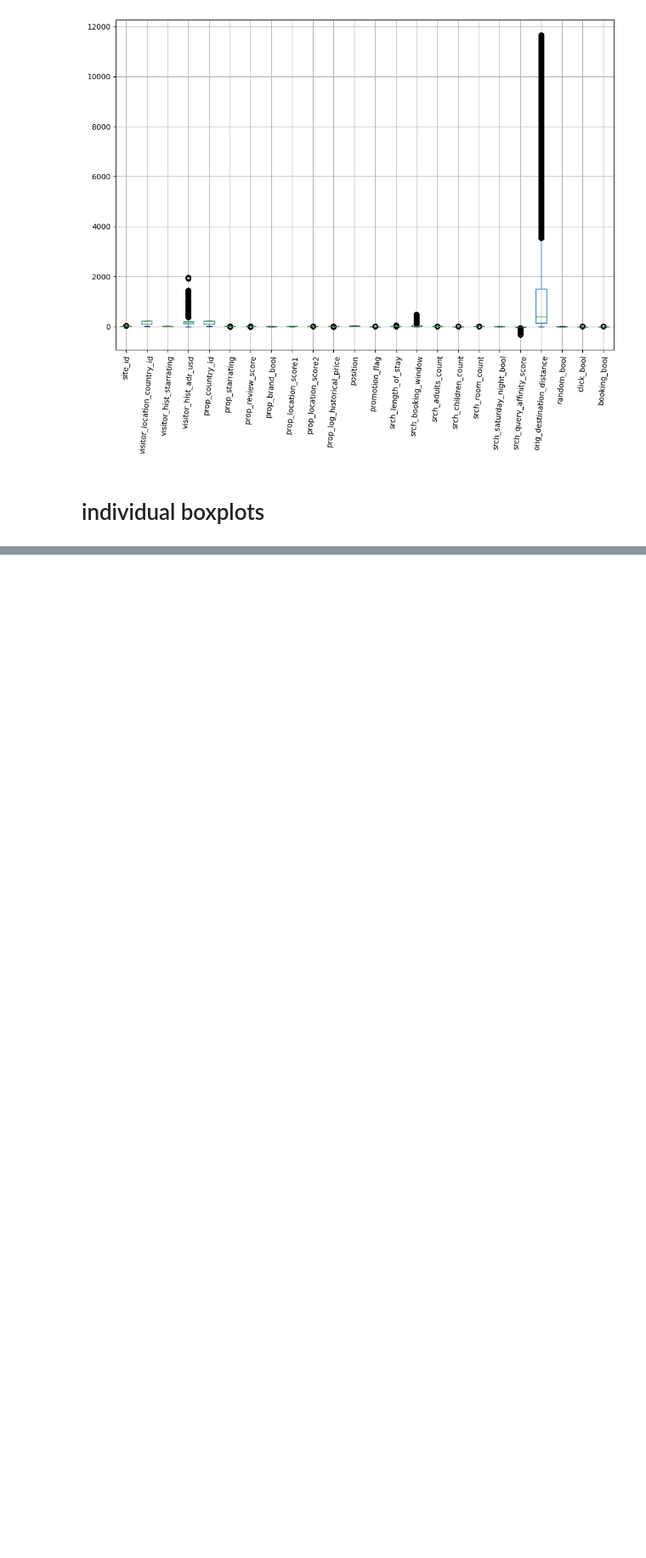
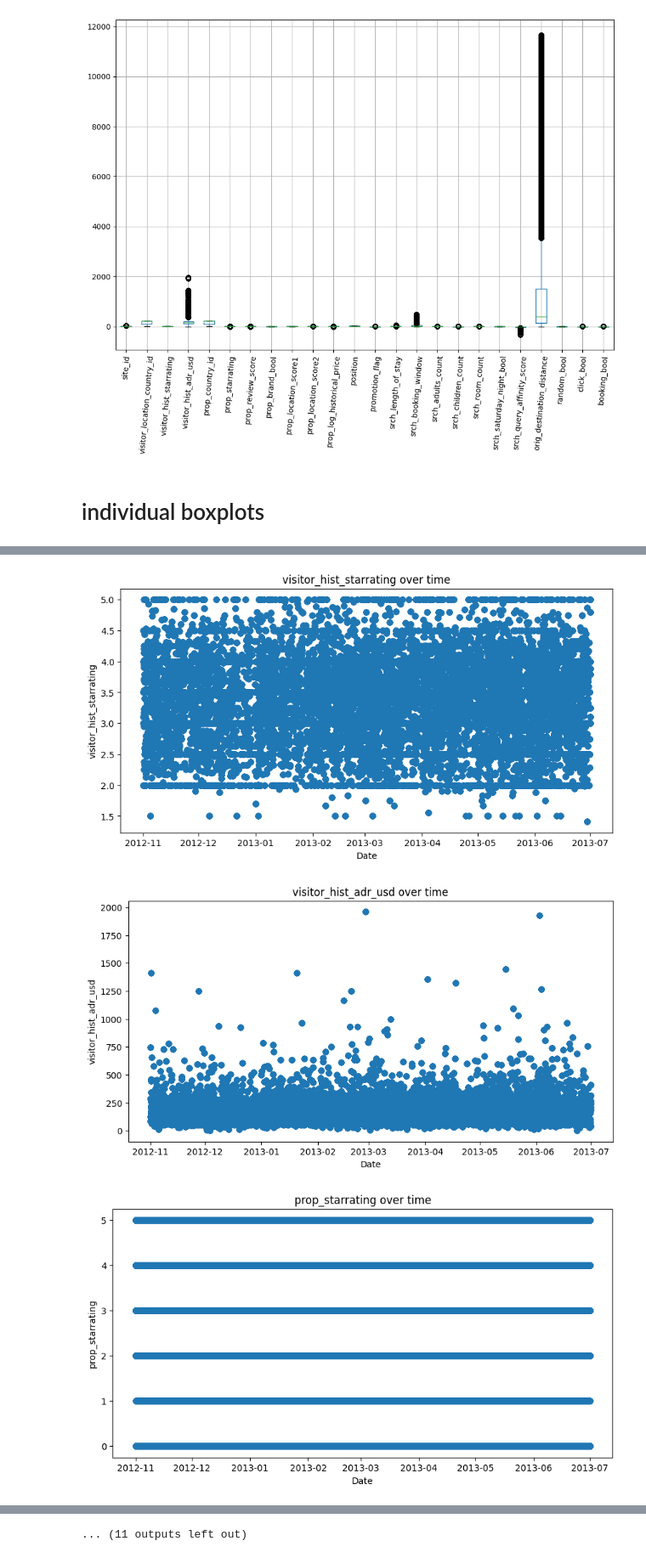
Before and after one commit to jasperlerutte/Data-Mining-2, a Jupyter notebook: feature_engineering/EDA_outliers_plotting.ipynb, the cells around one changed output, grey strips where cells are left out. Shown at 85% size. Cells and saved outputs as stored; diff of their text form; code cells hidden in the pictures; blank space fills up the shorter version.

```diff
--- a/feature_engineering/EDA_outliers_plotting.ipynb
+++ b/feature_engineering/EDA_outliers_plotting.ipynb
@@ -325,0 +271,35 @@ plt.show()
+# %%
+#Drop columns for the outlier detection in train and test set
+cols_to_drop = ['srch_id', 'site_id',  'visitor_location_country_id', 'prop_country_id', 'prop_id', 'prop_brand_bool', 'promotion_flag' , 'srch_destination_id', 'srch_saturday_night_bool', 'srch_query_affinity_score', 'random_bool', 'position',  'click_bool', 'booking_bool']
+
+comp_cols_inv = [f'comp{i}_inv' for i in range(1, 9)]
+cols_to_drop.extend(comp_cols_inv)
+
+comp_cols_rate = [f'comp{i}_rate' for i in range(1, 9)]
+cols_to_drop.extend(comp_cols_rate)
+
+#drop the columns:
+df_outliers = trainingset.drop(cols_to_drop, axis = 1)
+
+# Reset index
+df_outliers = df_outliers.reset_index(drop=True)
+# %%
+import matplotlib.pyplot as plt
+import pandas as pd
+
+# Ensure the date column is in datetime format
+df_outliers['date_time'] = pd.to_datetime(df_outliers['date_time'])
+
+# For each column in the DataFrame, create a scatter plot against the date
+for column in df_outliers.columns:
+    if column != 'date_time':  # Skip the date column itself
+        plt.figure(figsize=(10, 5))
+        plt.scatter(df_outliers['date_time'], df_outliers[column])
+        plt.title(f'{column} over time')
+        plt.xlabel('Date')
+        plt.ylabel(column)
+        plt.show()
+# %% [output]
+[figure, added]
+[figure, added]
+[figure, added]
@@ -325,0 +315 @@ plt.show()
+... (11 outputs left out)
```
Also changed, not shown: parts of 18 cells of this notebook, 3 other files.
